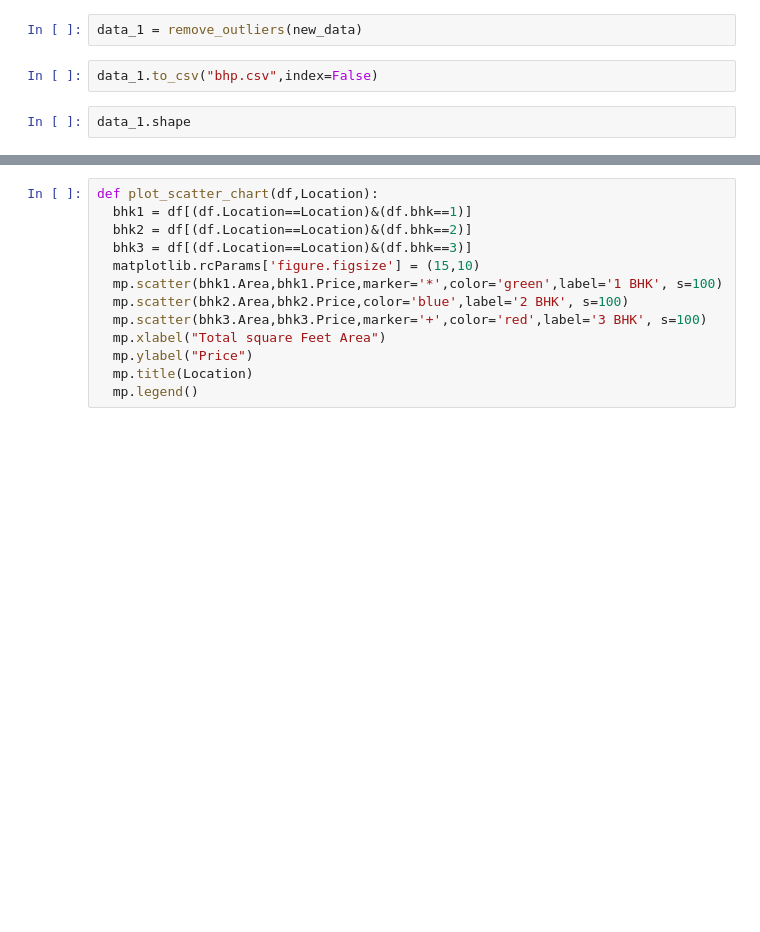
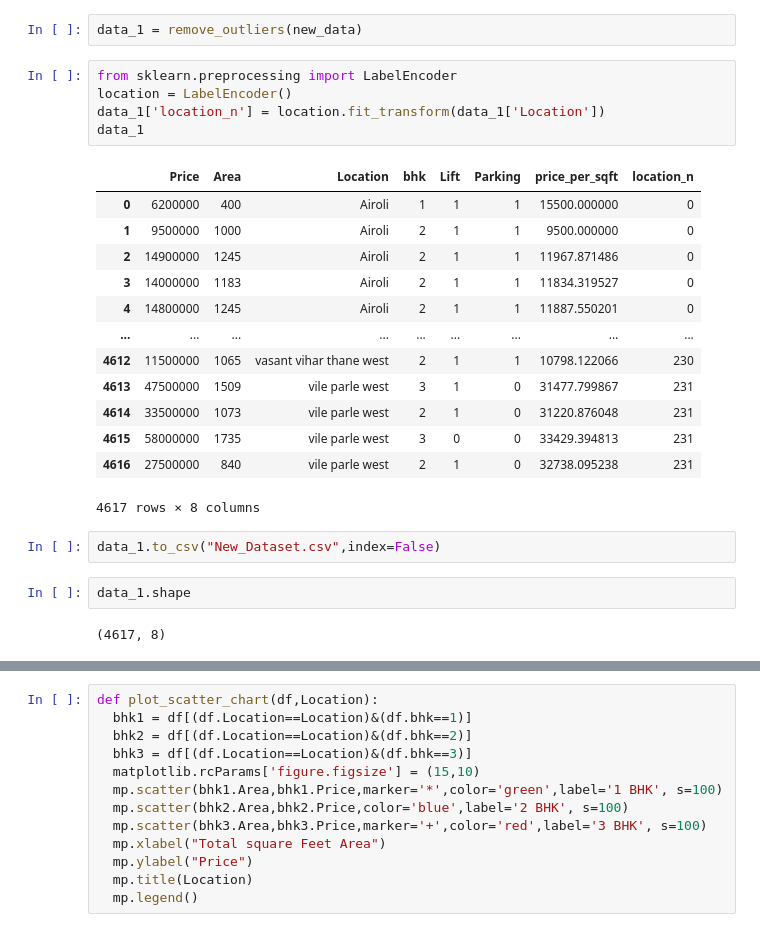
Before and after one commit to noobhacker02/Real-estate-price-prediction-15, a Jupyter notebook: Miniproject.ipynb, the cells around one changed output, grey strips where cells are left out. Drawn from its saved outputs; the diff is of its cells as text; blank space fills up the shorter version.

```diff
--- a/Miniproject.ipynb
+++ b/Miniproject.ipynb
@@ -74,9 +182,30 @@ def remove_outliers(data):
   return df_out
 # %%
 data_1 = remove_outliers(new_data)
+# %%
+from sklearn.preprocessing import LabelEncoder
+location = LabelEncoder()
+data_1['location_n'] = location.fit_transform(data_1['Location'])
+data_1
+# %% [output]
+|  | Price | Area | Location | bhk | Lift | Parking | price_per_sqft | location_n |
+| 0 | 6200000 | 400 | Airoli | 1 | 1 | 1 | 15500.000000 | 0 |
+| 1 | 9500000 | 1000 | Airoli | 2 | 1 | 1 | 9500.000000 | 0 |
+| 2 | 14900000 | 1245 | Airoli | 2 | 1 | 1 | 11967.871486 | 0 |
+| 3 | 14000000 | 1183 | Airoli | 2 | 1 | 1 | 11834.319527 | 0 |
+| 4 | 14800000 | 1245 | Airoli | 2 | 1 | 1 | 11887.550201 | 0 |
+| ... | ... | ... | ... | ... | ... | ... | ... | ... |
+| 4612 | 11500000 | 1065 | vasant vihar thane west | 2 | 1 | 1 | 10798.122066 | 230 |
+| 4613 | 47500000 | 1509 | vile parle west | 3 | 1 | 0 | 31477.799867 | 231 |
+| 4614 | 33500000 | 1073 | vile parle west | 2 | 1 | 0 | 31220.876048 | 231 |
+| 4615 | 58000000 | 1735 | vile parle west | 3 | 0 | 0 | 33429.394813 | 231 |
+| 4616 | 27500000 | 840 | vile parle west | 2 | 1 | 0 | 32738.095238 | 231 |
+4617 rows × 8 columns
 # %%
-data_1.to_csv("bhp.csv",index=False)
+data_1.to_csv("New_Dataset.csv",index=False)
 # %%
 data_1.shape
+# %% [output]
+(4617, 8)
 # %%
 data_1.head()
```
Also changed, not shown: parts of 53 cells of this notebook.
